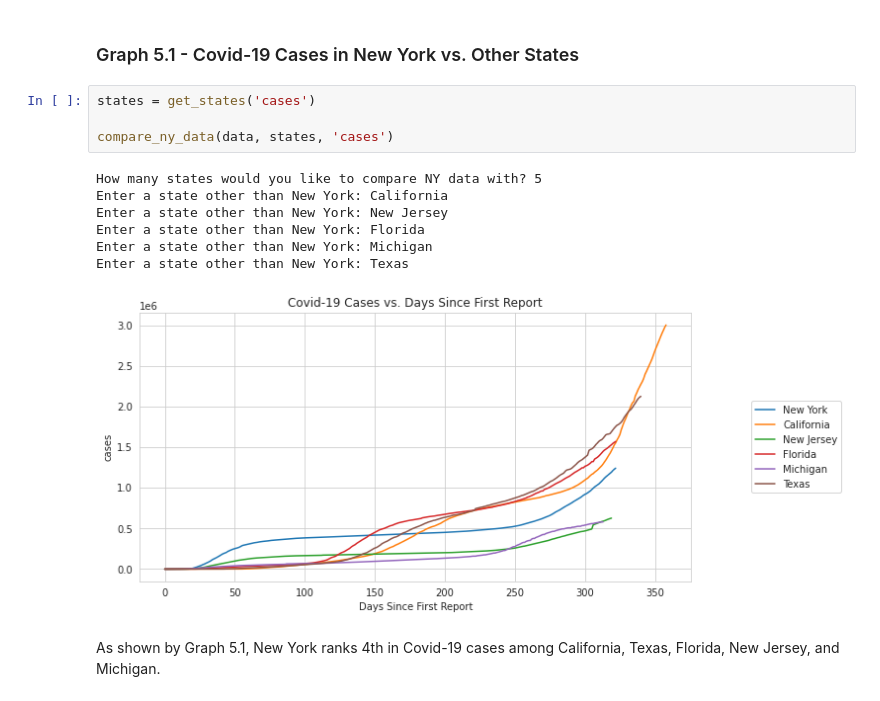
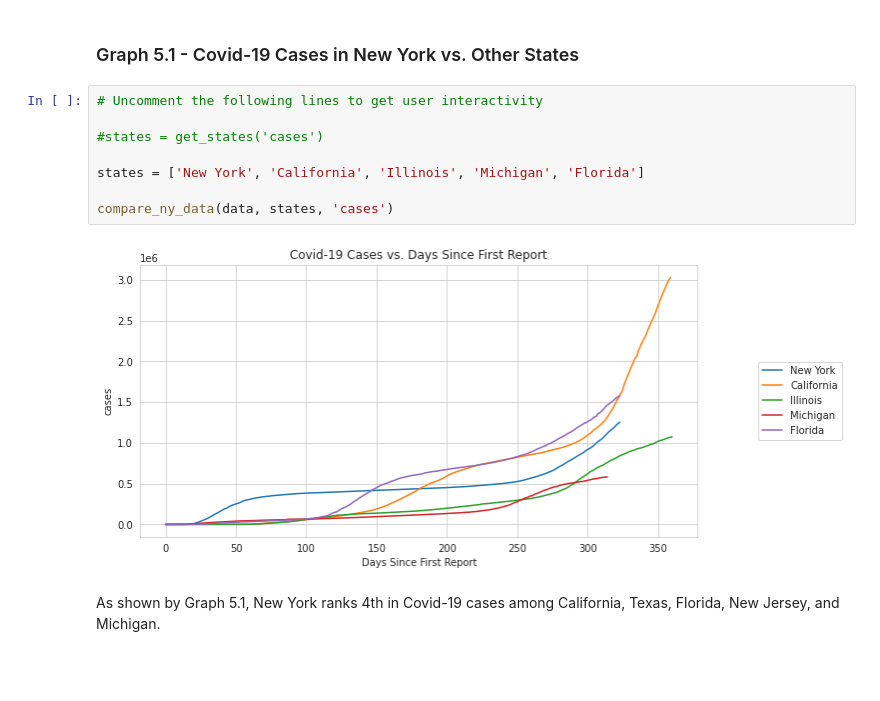
Before and after one commit to nickdlc/CUNY-Data-Analytics, a Jupyter notebook: mini_projects/data_analytics/Data_Analytics_Mini_Project02.ipynb, the cells around one changed output. Saved outputs shown, nothing was run; the diff lists cells and outputs as text; blank space fills up the shorter version.

```diff
--- a/mini_projects/data_analytics/Data_Analytics_Mini_Project02.ipynb
+++ b/mini_projects/data_analytics/Data_Analytics_Mini_Project02.ipynb
@@ -701,18 +762,16 @@ def get_states(kind):
 ## Cases in New York vs. Other States
 # %% [markdown]
 ### Graph 5.1 - Covid-19 Cases in New York vs. Other States
-# %%
-states = get_states('cases')
-
-compare_ny_data(data, states, 'cases')
-# %% [output]
-How many states would you like to compare NY data with? 5
-Enter a state other than New York: California
-Enter a state other than New York: New Jersey
-Enter a state other than New York: Florida
-Enter a state other than New York: Michigan
-Enter a state other than New York: Texas
-[figure, removed]
+# %%
+# Uncomment the following lines to get user interactivity
+
+#states = get_states('cases')
+
+states = ['New York', 'California', 'Illinois', 'Michigan', 'Florida']
+
+compare_ny_data(data, states, 'cases')
+# %% [output]
+[figure, added]
 # %% [markdown]
 As shown by Graph 5.1, New York ranks 4th in Covid-19 cases among California, Texas, Florida, New Jersey, and Michigan.
 # %% [markdown]
```
Also changed, not shown: parts of 41 cells of this notebook.
